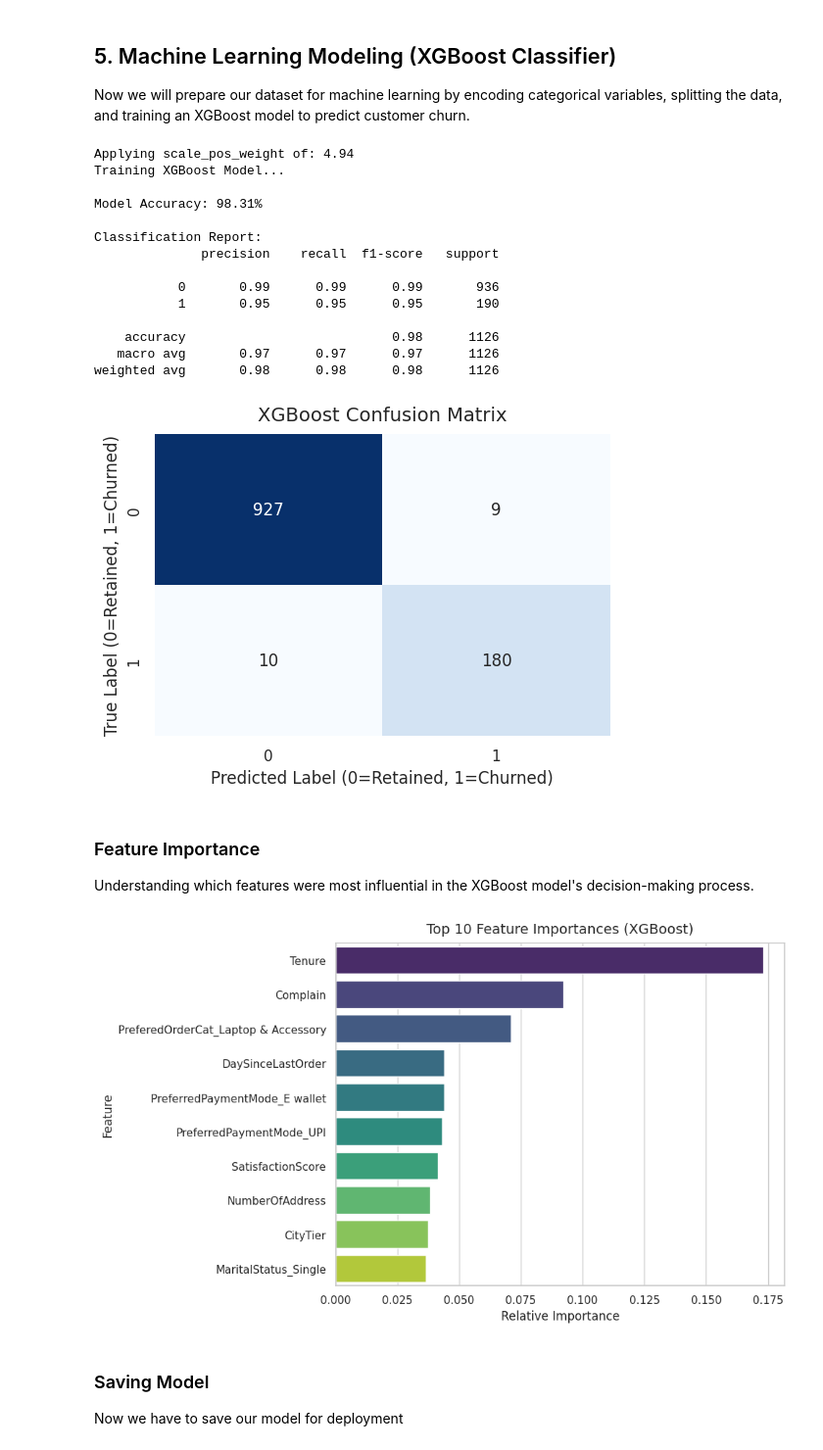
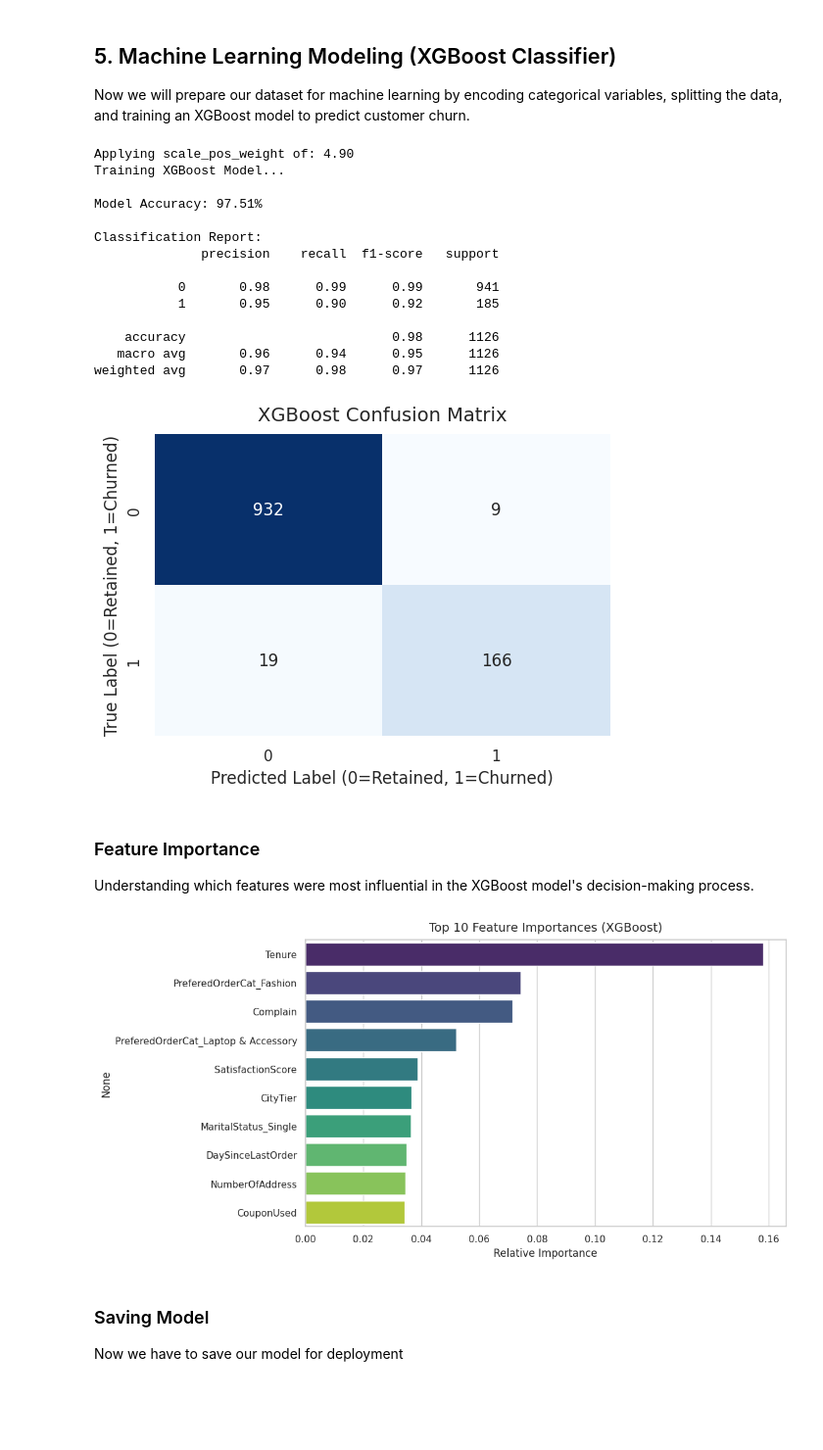
Before and after one commit to Nishant5261/Projects, a Jupyter notebook: Churn_Report/ecommerce_ml_pipeline.ipynb, the cells around one changed output. Shown at 98% size. Saved outputs shown, nothing was run; the diff lists cells and outputs as text; code cells hidden in the pictures; blank space fills up the shorter version.

```diff
--- a/Churn_Report/ecommerce_ml_pipeline.ipynb
+++ b/Churn_Report/ecommerce_ml_pipeline.ipynb
@@ -196,17 +196,22 @@ Now we will prepare our dataset for machine learning by encoding categorical var
 # Drop CustomerID as it has no predictive value
 ml_df = df.drop(['CustomerID'], axis=1, errors='ignore')
 
-# Convert categorical columns into dummy variables (One-Hot Encoding)
-ml_df = pd.get_dummies(ml_df, drop_first=True)
+# 1. Separate features (X) and target (y)
+# (Make sure to drop 'Churn' so it doesn't leak into the training data!)
+X = df.drop(columns=['Churn'])
+y = df['Churn']
 
-# Separate Target (y) and Features (X)
-X = ml_df.drop('Churn', axis=1)
-y = ml_df['Churn']
+# 2. One-Hot Encode all text/categorical columns into numbers
+X_encoded = pd.get_dummies(X)
 
-# 2. Train-Test Split (80% training, 20% testing)
-X_train, X_test, y_train, y_test = train_test_split(X, y, test_size=0.2, random_state=42, stratify=y)
+# 3. Save these exact feature columns for the Streamlit app
+expected_cols = X_encoded.columns.tolist()
+joblib.dump(expected_cols, 'feature_columns.pkl')
 
-# 3. Feature Scaling
+# 4. Split the encoded data into train and test sets
+X_train, X_test, y_train, y_test = train_test_split(X_encoded, y, test_size=0.2, random_state=42)
+
+# 5. Fit the scaler ONLY on X_train, then transform both
 scaler = StandardScaler()
 X_train_scaled = scaler.fit_transform(X_train)
 X_test_scaled = scaler.transform(X_test)
@@ -241,37 +246,41 @@ plt.xlabel("Predicted Label (0=Retained, 1=Churned)")
 plt.ylabel("True Label (0=Retained, 1=Churned)")
 plt.show()
 # %% [output]
-Applying scale_pos_weight of: 4.94
+Applying scale_pos_weight of: 4.90
 Training XGBoost Model...
 
-Model Accuracy: 98.31%
+Model Accuracy: 97.51%
 
 Classification Report:
               precision    recall  f1-score   support
 
-           0       0.99      0.99      0.99       936
-           1       0.95      0.95      0.95       190
+           0       0.98      0.99      0.99       941
+           1       0.95      0.90      0.92       185
 
     accuracy                           0.98      1126
-   macro avg       0.97      0.97      0.97      1126
-weighted avg       0.98      0.98      0.98      1126
+   macro avg       0.96      0.94      0.95      1126
+weighted avg       0.97      0.98      0.97      1126
 [figure]
 # %% [markdown]
 ### Feature Importance
 Understanding which features were most influential in the XGBoost model's decision-making process.
 # %%
+# Extract importances from the trained model
 importances = xgb_model.feature_importances_
-indices = np.argsort(importances)[::-1][:10] # Get top 10 features
+
+# Get indices for the top 10 most important features
+indices = np.argsort(importances)[::-1][:10]
 
 plt.figure(figsize=(10, 6))
-sns.barplot(x=importances[indices], y=X.columns[indices], palette='viridis')
+
+# FIX: Use X_encoded.columns to match the one-hot encoded feature list
+sns.barplot(x=importances[indices], y=X_encoded.columns[indices], palette='viridis')
+
 plt.title("Top 10 Feature Importances (XGBoost)", fontsize=14, pad=10)
 plt.xlabel("Relative Importance")
-plt.ylabel("Feature")
-plt.tight_layout()
 plt.show()
 # %% [output]
-[figure, old version]
+[figure, new version]
 # %% [markdown]
 ### Saving Model
 Now we have to save our model for deployment
```
Also changed, not shown: 3 other files.
